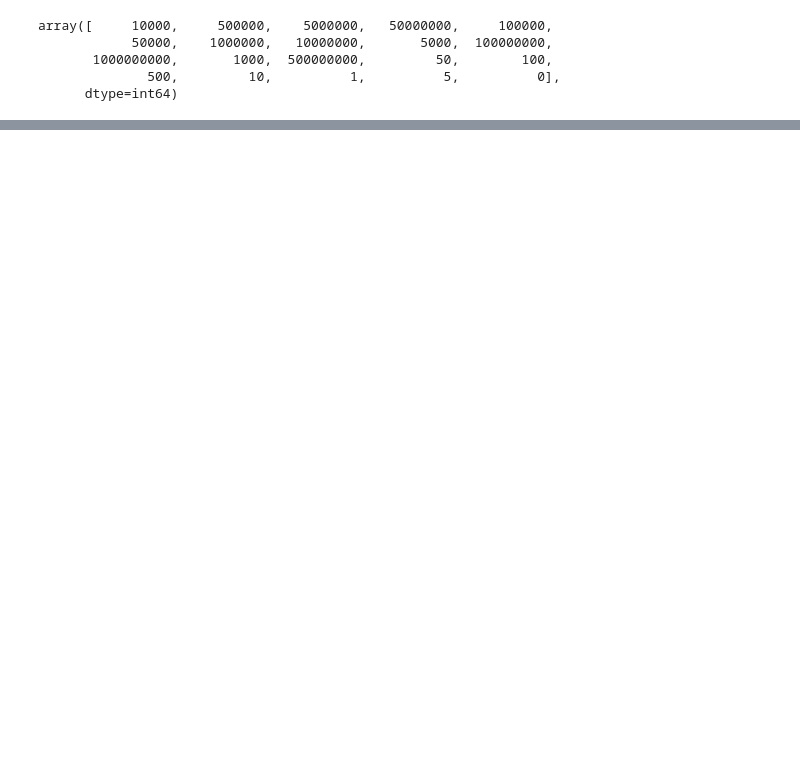
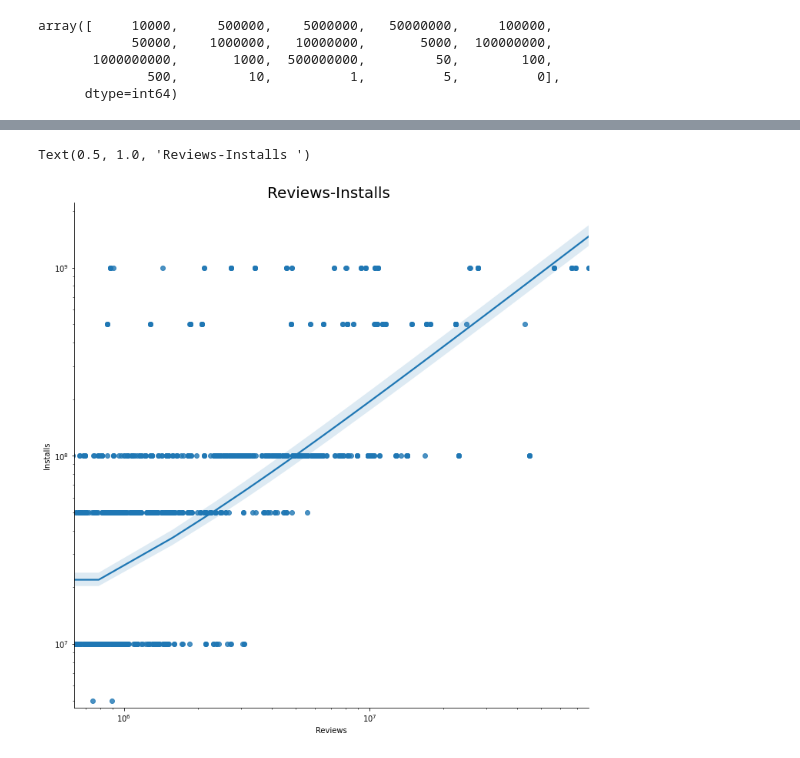
Before and after one commit to AdityaSolanki189/PythonProjects, a Jupyter notebook: GooglePS_DataAnalysis/GPlaydata_Analysis_final.ipynb, the cells around one changed output, grey strips where cells are left out. Saved outputs shown, nothing was run; the diff lists cells and outputs as text; code cells hidden in the pictures; blank space fills up the shorter version.

```diff
--- a/GooglePS_DataAnalysis/GPlaydata_Analysis_final.ipynb
+++ b/GooglePS_DataAnalysis/GPlaydata_Analysis_final.ipynb
@@ -188,0 +324,13 @@ ValueError: cannot convert float NaN to integer
+# %%
+# Plotting Reviews vs. Installs, Here we'll see what is the relation between reviews and installs
+
+g = sns.lmplot(y="Installs",x="Reviews", data=data,size=(10))
+plt.xscale('log')
+plt.yscale('log')
+plt.title('Reviews-Installs ',size = 20)
+
+"""
+Observation : The Reviews, unlike Rating, describe the Installs in a linear way. (ie. The Apps With the most No. of install generally has more No. of reviews) """
+# %% [output]
+Text(0.5, 1.0, 'Reviews-Installs ')
+[figure, added]
```
Also changed, not shown: parts of 20 cells of this notebook, 1 other file.
